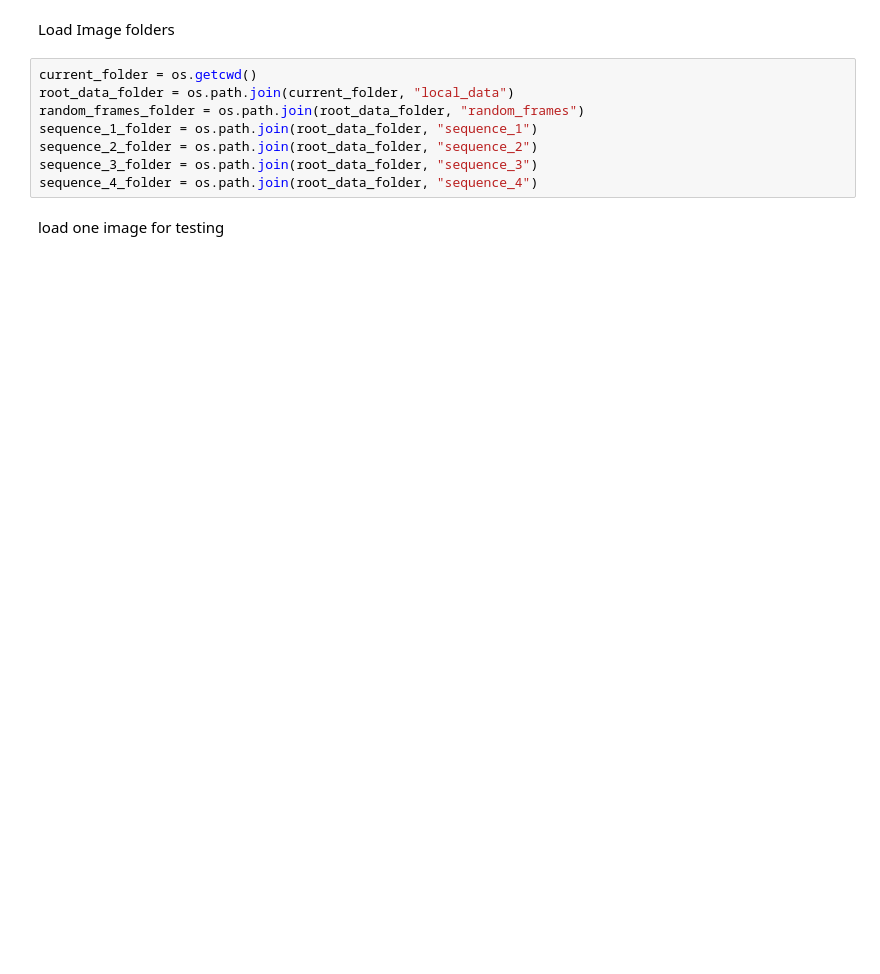
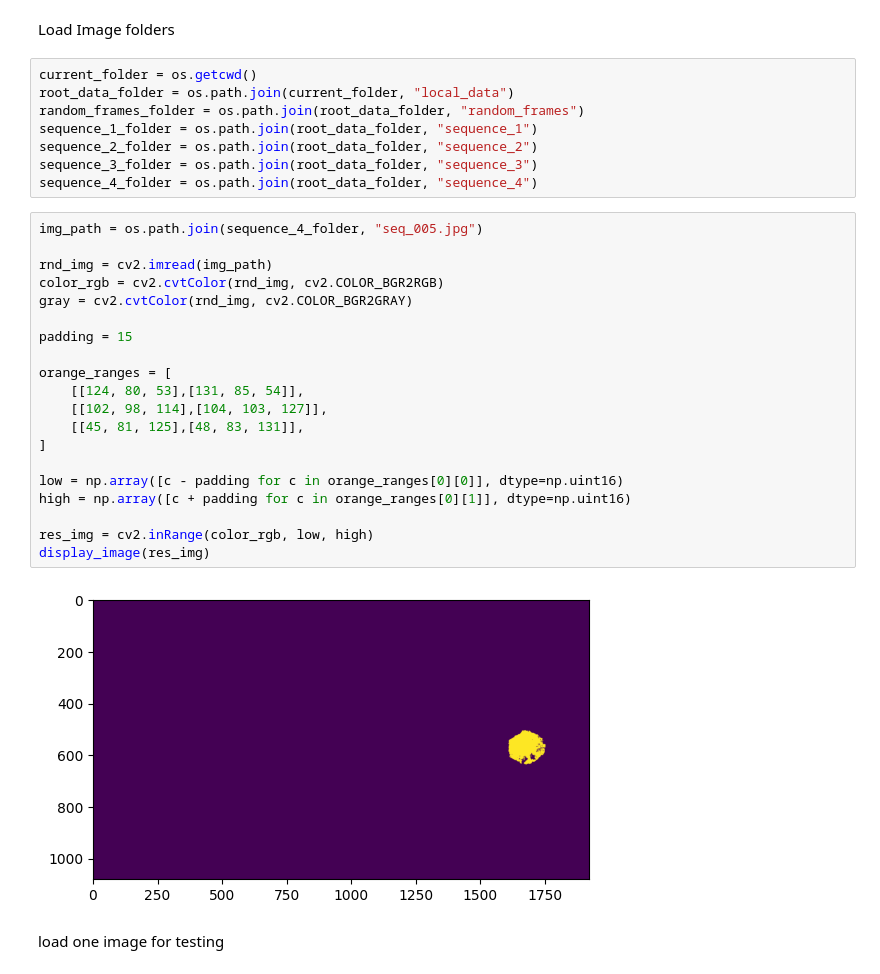
Before and after one commit to GilYairYamin/Azrieli_Image_Processing_Final, a Jupyter notebook: exercise_notebook.ipynb, the cells around one changed output. Drawn from its saved outputs; the diff is of its cells as text; blank space fills up the shorter version.

```diff
--- a/exercise_notebook.ipynb
+++ b/exercise_notebook.ipynb
@@ -113,5 +163,27 @@ sequence_1_folder = os.path.join(root_data_folder, "sequence_1")
 sequence_2_folder = os.path.join(root_data_folder, "sequence_2")
 sequence_3_folder = os.path.join(root_data_folder, "sequence_3")
 sequence_4_folder = os.path.join(root_data_folder, "sequence_4")
+# %%
+img_path = os.path.join(sequence_4_folder, "seq_005.jpg")
+
+rnd_img = cv2.imread(img_path)
+color_rgb = cv2.cvtColor(rnd_img, cv2.COLOR_BGR2RGB)
+gray = cv2.cvtColor(rnd_img, cv2.COLOR_BGR2GRAY)
+
+padding = 15
+
+orange_ranges = [
+    [[124, 80, 53],[131, 85, 54]],
+    [[102, 98, 114],[104, 103, 127]],
+    [[45, 81, 125],[48, 83, 131]],
+]
+
+low = np.array([c - padding for c in orange_ranges[0][0]], dtype=np.uint16)
+high = np.array([c + padding for c in orange_ranges[0][1]], dtype=np.uint16)
+
+res_img = cv2.inRange(color_rgb, low, high)
+display_image(res_img)
+# %% [output]
+[figure, added]
 # %% [markdown]
 load one image for testing
```
Also changed, not shown: parts of 6 cells of this notebook.
